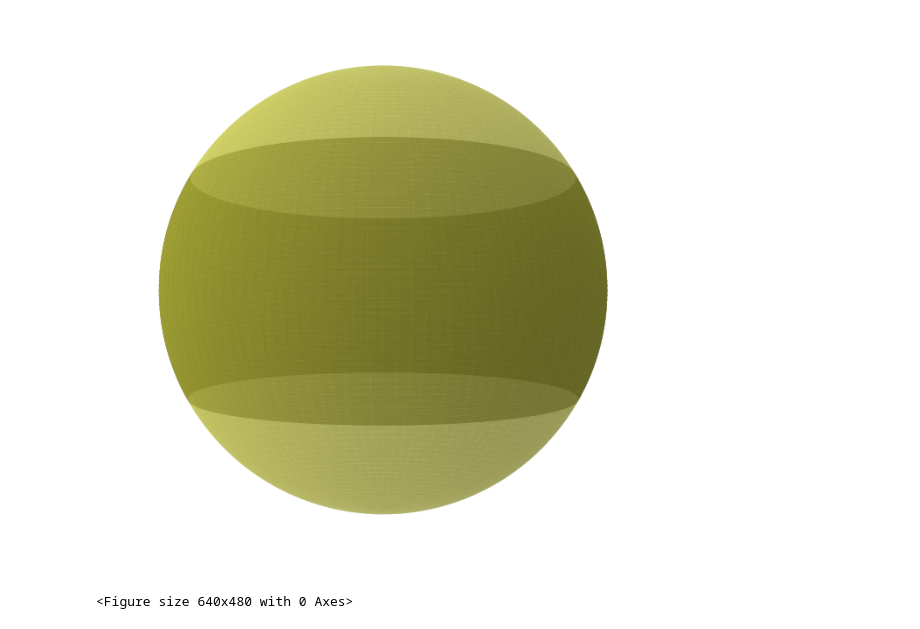
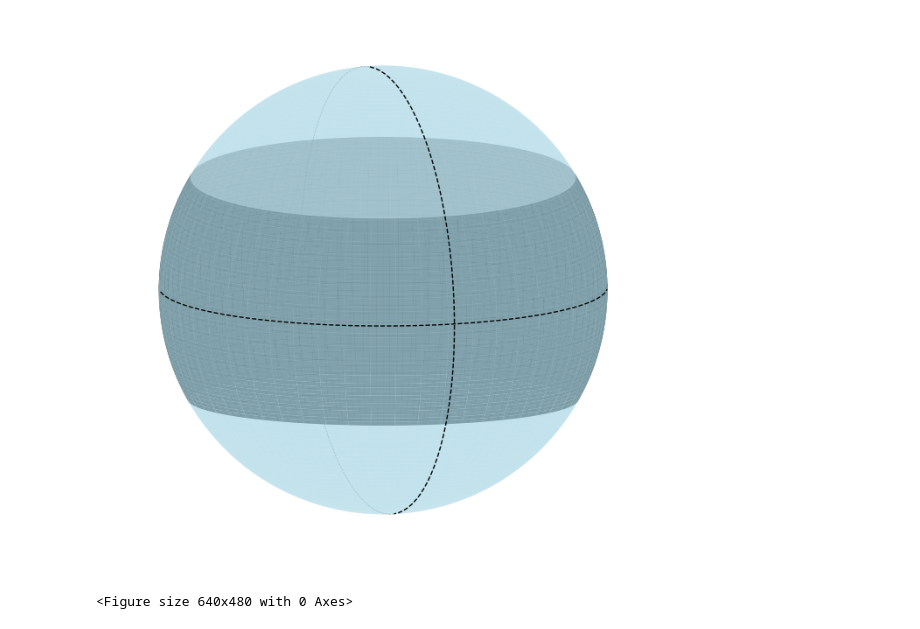
Before and after one commit to control-toolbox/Zermelo-Kupka, a Jupyter notebook: sphere.ipynb, the cells around one changed output. Drawn from its saved outputs; the diff is of its cells as text; code cells hidden in the pictures.

```diff
--- a/sphere.ipynb
+++ b/sphere.ipynb
@@ -75,10 +112,5 @@ def plot_3d_domain(fig, r1, r2, *, color, alpha, zorder):
     return fig
 # %%
-#
-zc = 100
-z_order_sphere     = zc; zc = zc+1
-z_order_axes       = zc; zc = zc+1
-
 #
 elevation = elevation__
 azimuth = azimuth__
@@ -113,7 +145,7 @@ z = rz * np.outer(np.sin(u), np.ones_like(v))
 ZSPHERE = z
 
 # this is used to set the graph color to blue
-blue = np.array([1, 1, 0.25])
+blue = np.array([1, 1, 1])
 rgb = np.tile(blue, (ZSPHERE.shape[0], ZSPHERE.shape[1], 1))
 
 ls = LightSource(azdeg=azimuth, altdeg=elevation, hsv_min_val=0, hsv_max_val=1, hsv_min_sat=1, hsv_max_sat=0)
@@ -125,53 +157,53 @@ illuminated_surface = ls.shade_rgb(rgb, ZSPHERE)
 #illuminated_surface = ls.shade_rgb(rgb, ZSPHERE)
 
 # Plot:
-ax.plot_surface(x, y, z,  rstride=1, cstride=1, \
-                color=(1, 1, 0.25), linewidth=0, #facecolors=illuminated_surface,
+ax.plot_surface(x, y, z,  rstride=1, cstride=1,
+                color='lightblue',
+                linewidth=0, facecolors=illuminated_surface,
                 alpha=alpha_sphere, antialiased=True,  zorder=z_order_sphere)
 
 
 # #007fa2
 
-# # add one meridian
-# N = 100
-# θ = 0*np.ones(N)
-# φ = np.linspace(0, 2*np.pi, N)
-# x, y, z = coord3d(θ, φ, epsilon)
-# plot3d(ax, x, y, z, elevation, azimuth, color="black", \
-#         linewidth=0.5, linestyle="dashed", zorder=z_order_axes)
+# add one meridian
+N = 100
+θ = 0*np.ones(N)
+φ = np.linspace(0, 2*np.pi, N)
+x, y, z = coord3d(θ, φ, epsilon)
+plot3d(ax, x, y, z, elevation, azimuth, color="black", \
+        linewidth=0.5, linestyle="dashed", zorder=z_order_axes)
 
-# # add equator
-# N = 100
-# θ = np.linspace(0, 2*np.pi, N)
-# φ = 0*np.ones(N)
-# x, y, z = coord3d(θ, φ, epsilon)
-# plot3d(ax, x, y, z, elevation, azimuth, color="black", \
-#         linewidth=0.5, linestyle="dashed", zorder=z_order_axes)
+# add equator
+N = 100
+θ = np.linspace(0, 2*np.pi, N)
+φ = 0*np.ones(N)
+x, y, z = coord3d(θ, φ, epsilon)
+plot3d(ax, x, y, z, elevation, azimuth, color="black", \
+        linewidth=0.5, linestyle="dashed", zorder=z_order_axes)
 
 # # Adjustment of the axes, so that they all have the same span:
 max_radius = max(rx, ry, rz)
 for axis in 'xyz':
         getattr(ax, 'set_{}lim'.format(axis))((-max_radius, max_radius))
 
 ax.view_init(elev=elevation, azim=azimuth) # Reproduce view
 # #ax.dist = dist__
 ax.set_box_aspect(None, zoom=dist__)
 
 ax.set_xlim(np.array([-rx,rx])*.67)
 ax.set_ylim(np.array([-ry,ry])*.67)
 ax.set_zlim(np.array([-rz,rz])*.67)
 
 #
 ax.set_aspect('equal', 'box')
 
 r1 = np.pi/2.0-np.pi/6.0
 r2 = np.pi/2.0+np.pi/6.0
 color = "black"
 alpha = 0.5
-z_order = 0
-fig = plot_3d_domain(fig, r1, r2, color=color, alpha=alpha, zorder=z_order)
+fig = plot_3d_domain(fig, r1, r2, elevation=elevation, azimuth=azimuth, color=color, alpha=alpha)
 
 fig
 # %% [output]
-[figure, old version]
+[figure, new version]
 <Figure size 640x480 with 0 Axes>
```
Also changed, not shown: parts of 6 cells of this notebook, 4 other files.
